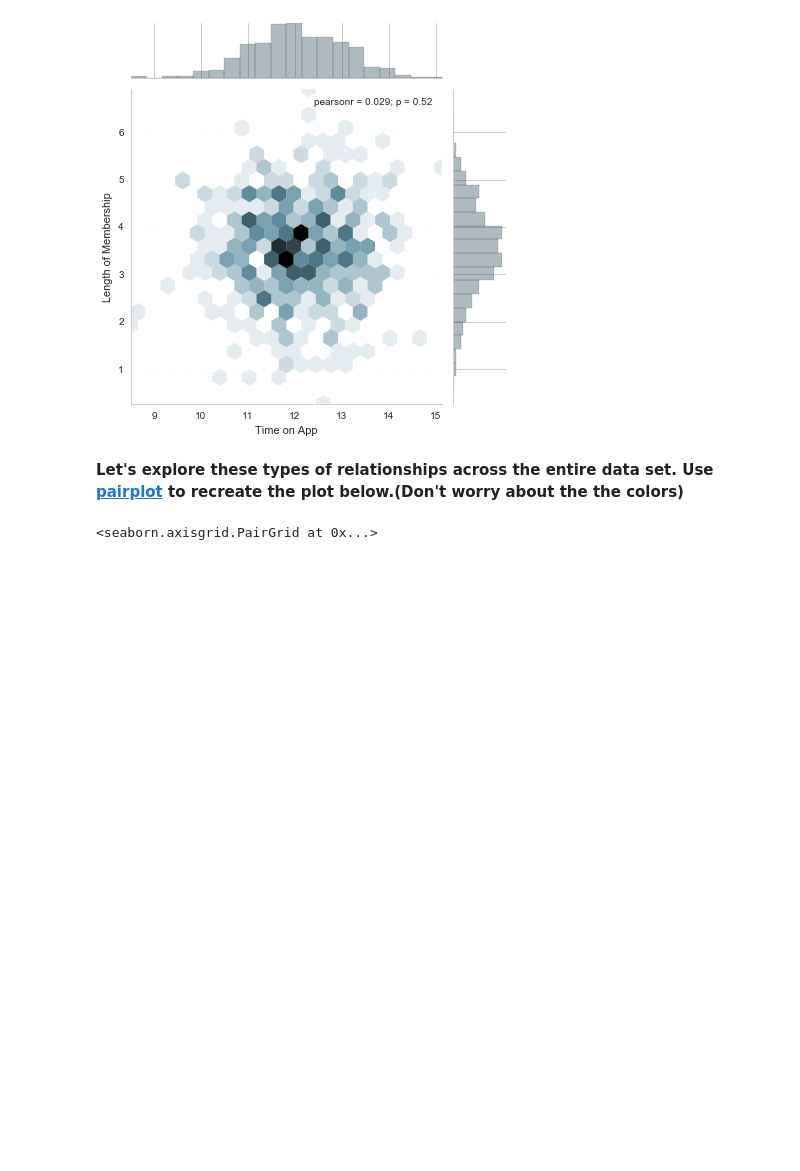
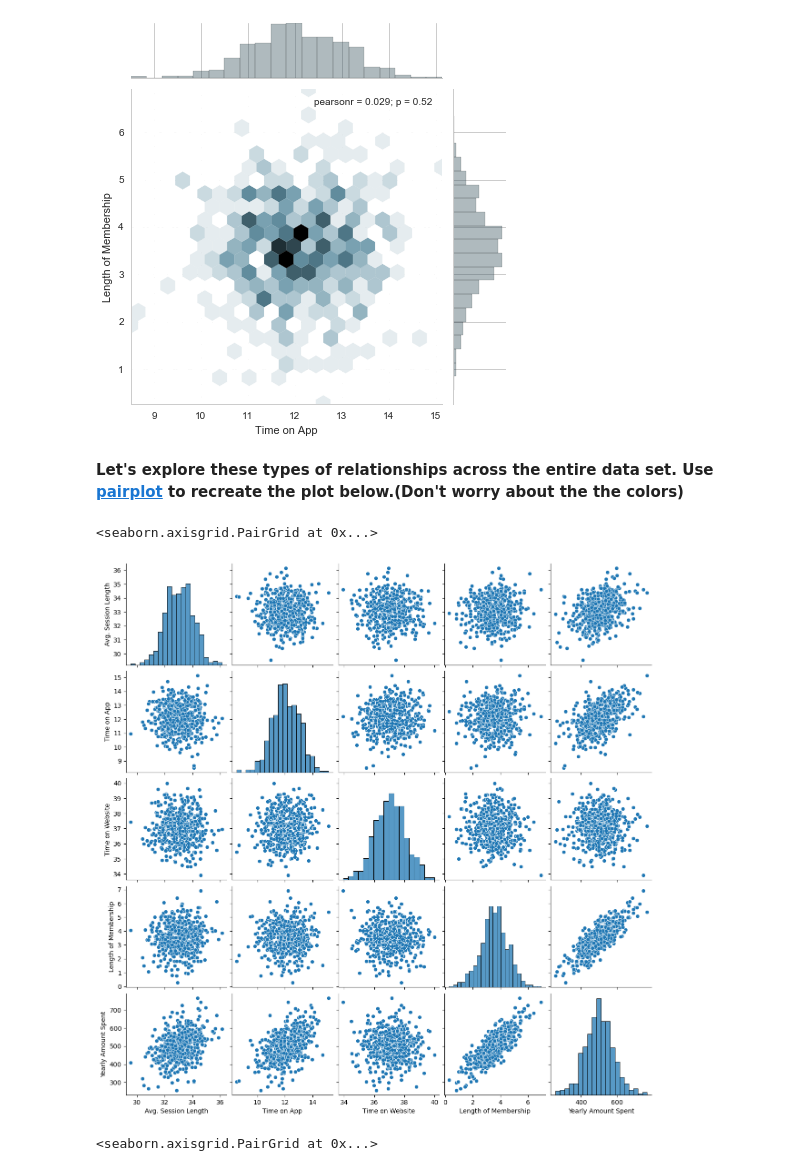
Before and after one commit to Arjob-Das/Machine-Learning-Basics, a Jupyter notebook: 08-Linear Regression/02-Linear Regression Project.ipynb, the cells around one changed output. Cells and saved outputs as stored; diff of their text form; code cells hidden in the pictures; blank space fills up the shorter version.

```diff
--- a/08-Linear Regression/02-Linear Regression Project.ipynb
+++ b/08-Linear Regression/02-Linear Regression Project.ipynb
@@ -104,6 +119,11 @@ ___
 [figure]
 # %% [markdown]
 **Let's explore these types of relationships across the entire data set. Use [pairplot](https://stanford.edu/~mwaskom/software/seaborn/tutorial/axis_grids.html#plotting-pairwise-relationships-with-pairgrid-and-pairplot) to recreate the plot below.(Don't worry about the the colors)**
+# %%
+sns.pairplot(customers)
+# %% [output]
+<seaborn.axisgrid.PairGrid at 0x...>
+[figure, added]
 # %%
 # %% [output]
 <seaborn.axisgrid.PairGrid at 0x...>
```
Also changed, not shown: parts of 24 cells of this notebook.
